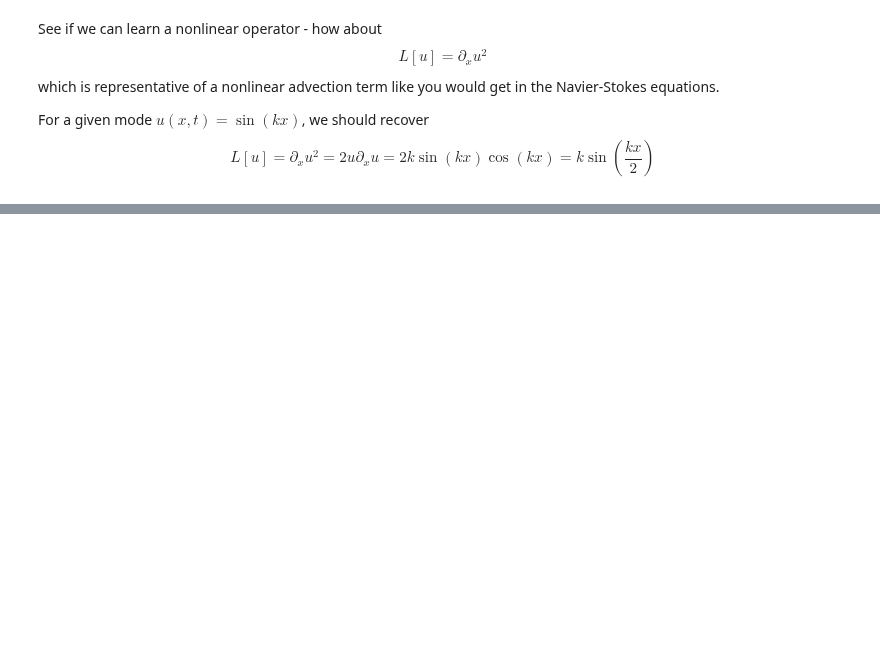
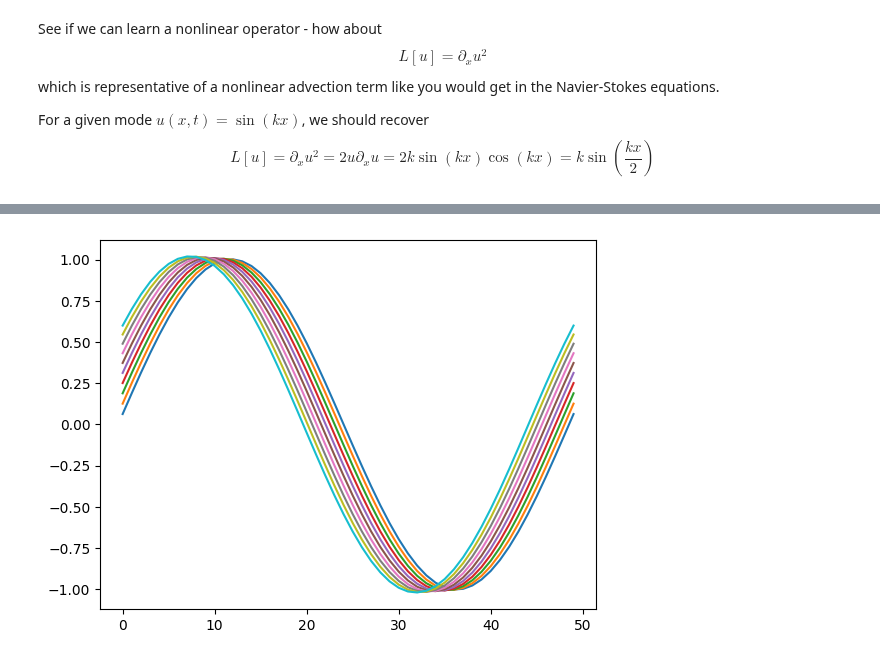
Before and after one commit to AITricia/ENM5320, a Jupyter notebook: Code/CNN_stencil.ipynb, the cells around one changed output, grey strips where cells are left out. Cells and saved outputs as stored; diff of their text form; code cells hidden in the pictures; blank space fills up the shorter version.

```diff
--- a/Code/CNN_stencil.ipynb
+++ b/Code/CNN_stencil.ipynb
@@ -254,0 +130,10 @@ RuntimeError: Trying to backward through the graph a second time (or directly ac
+# %%
+uinit = np.sin(2 * np.pi * x / L)  # Initial condition
+un = uinit
+
+for m in range(10):
+  un = un + dt*Dx(un,dx)
+  if m%1==0:
+    plt.plot(un.detach().numpy())
+# %% [output]
+[figure, added]
```
Also changed, not shown: parts of 6 cells of this notebook.
